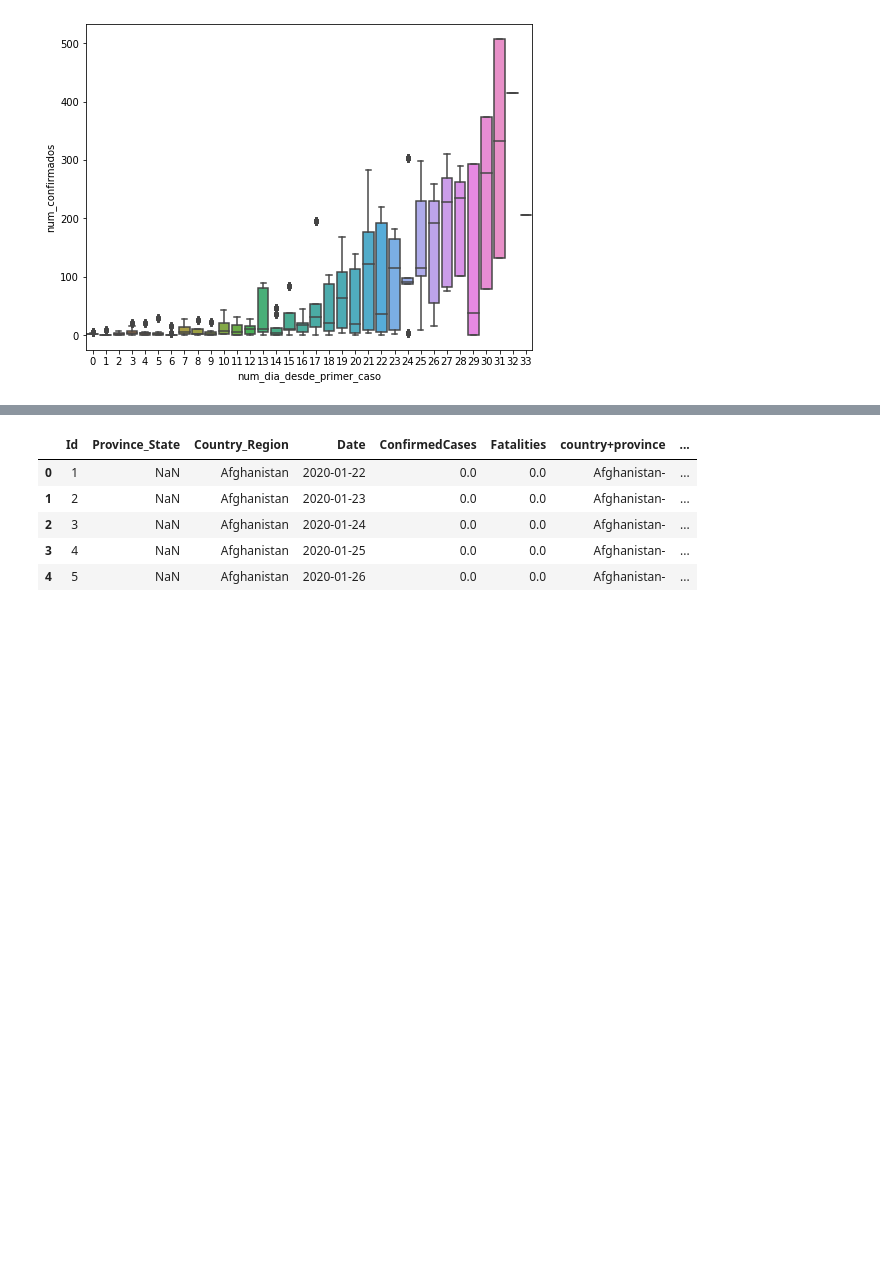
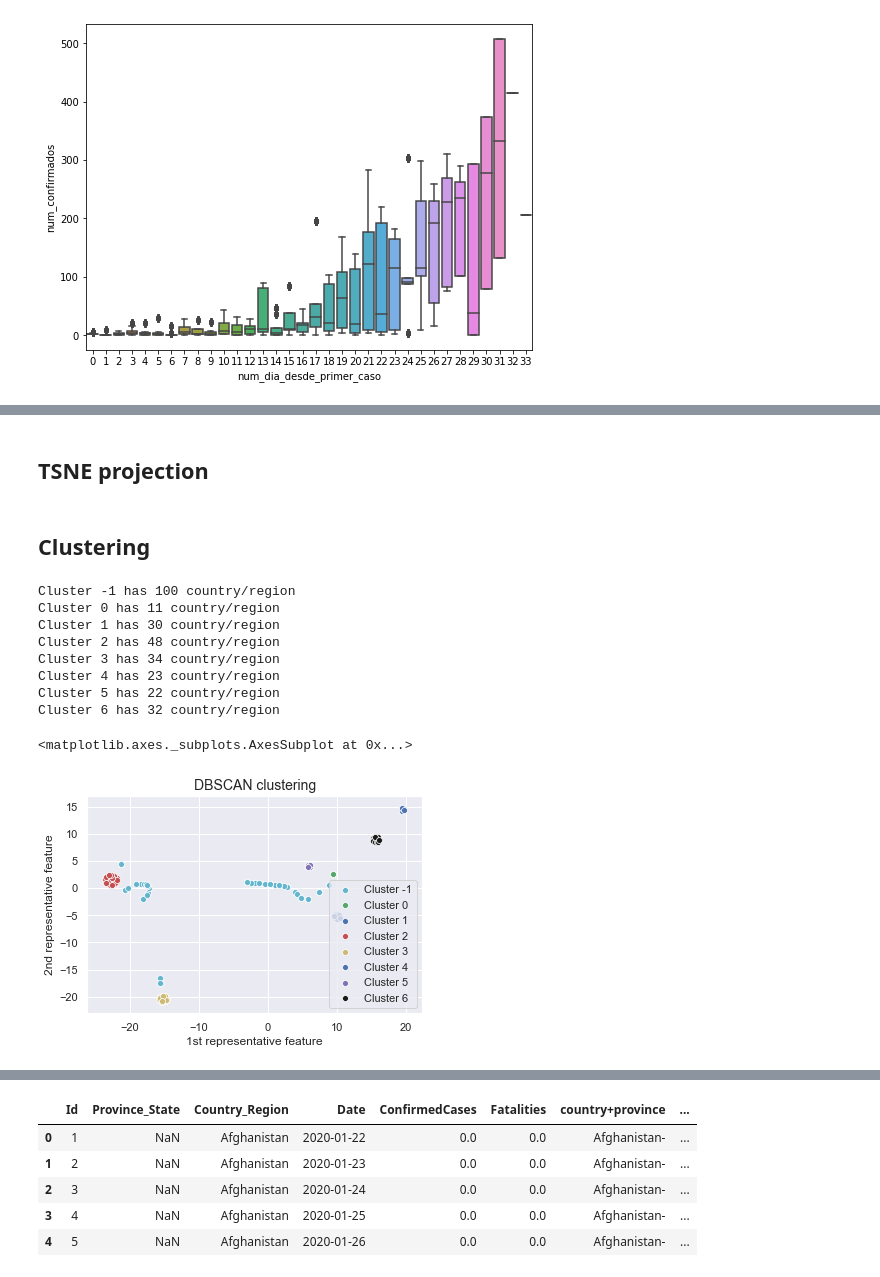
Before and after one commit to joseespinadote/proyecto_intro_mineria, a Jupyter notebook: sandbox-exploratorio.ipynb, the cells around one changed output, grey strips where cells are left out. Cells and saved outputs as stored; diff of their text form; code cells hidden in the pictures; blank space fills up the shorter version.

Commit message:
Added clustering using polinomial features
Implemented KMEANS, DBSCAN, and Agglomerative

```diff
--- a/sandbox-exploratorio.ipynb
+++ b/sandbox-exploratorio.ipynb
@@ -96,0 +123,53 @@ dset.corr()
+# %% [markdown]
+## TSNE projection
+# %%
+from sklearn.manifold import TSNE
+features = features_df.select_dtypes('float64')
+X_embedded = TSNE(n_components=2).fit_transform(features)
+X_embedded = pd.DataFrame(X_embedded)
+ax_tsne = sns.scatterplot(x=0, y=1, data = pd.DataFrame(X_embedded))
+ax_tsne.grid(True)
+# %% [markdown]
+## Clustering
+# %%
+from sklearn.cluster import KMeans, AgglomerativeClustering, DBSCAN
+n_cluster = 3
+kmeans_clusters = KMeans(n_clusters=n_cluster).fit_predict(features)
+agglomerative_clusters = AgglomerativeClustering().fit_predict(features)
+dbscan_clusters = DBSCAN(eps=0.3, min_samples=10).fit_predict(features)
+# %%
+color_map = {
+    -1: 'c',
+    0: 'g',
+    1: 'b',
+    2: 'r',
+    3: 'y',
+    4: 'b',
+    5: 'm',
+    6: 'k'
+}
+
+def plot_clustering(clusters, name=''):
+
+    for cluster in np.unique(clusters):
+        print('Cluster {} has {} country/region'.format(cluster, features_df[clusters == cluster][['pais', 'region']].shape[0]))
+        ax = sns.scatterplot(x=0, y=1, data = X_embedded[clusters == cluster], color =color_map[cluster], label='Cluster '+str(cluster))
+
+    ax.grid(True)
+    ax.set_title(name+' clustering', fontsize=14)
+    ax.set_xlabel('1st representative feature')
+    ax.set_ylabel('2nd representative feature')
+    return ax
+
+plot_clustering(dbscan_clusters, name='DBSCAN')
+# %% [output]
+Cluster -1 has 100 country/region
+Cluster 0 has 11 country/region
+Cluster 1 has 30 country/region
+Cluster 2 has 48 country/region
+Cluster 3 has 34 country/region
+Cluster 4 has 23 country/region
+Cluster 5 has 22 country/region
+Cluster 6 has 32 country/region
+<matplotlib.axes._subplots.AxesSubplot at 0x...>
+[figure, added]
```
Also changed, not shown: parts of 9 cells of this notebook.
